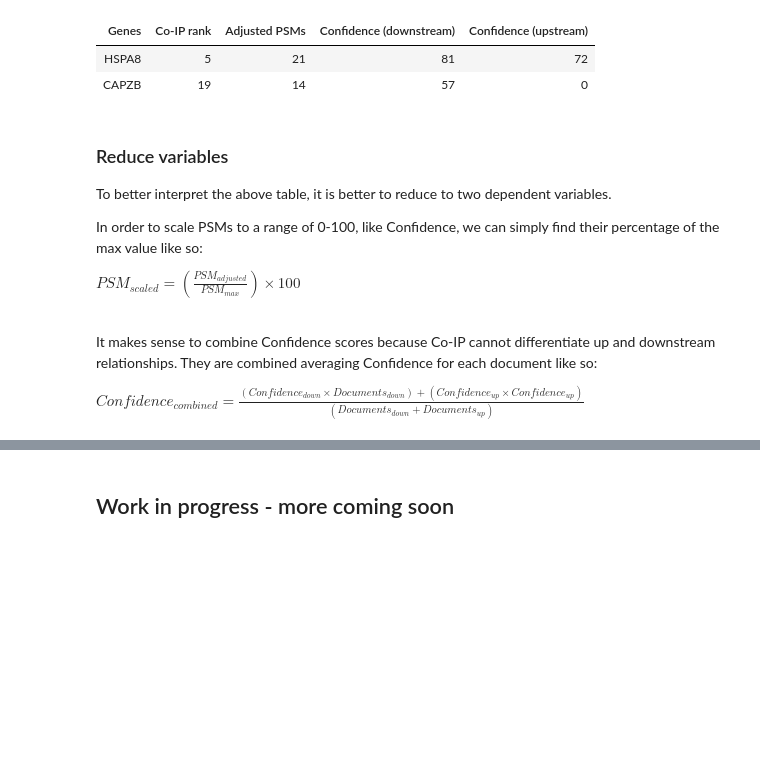
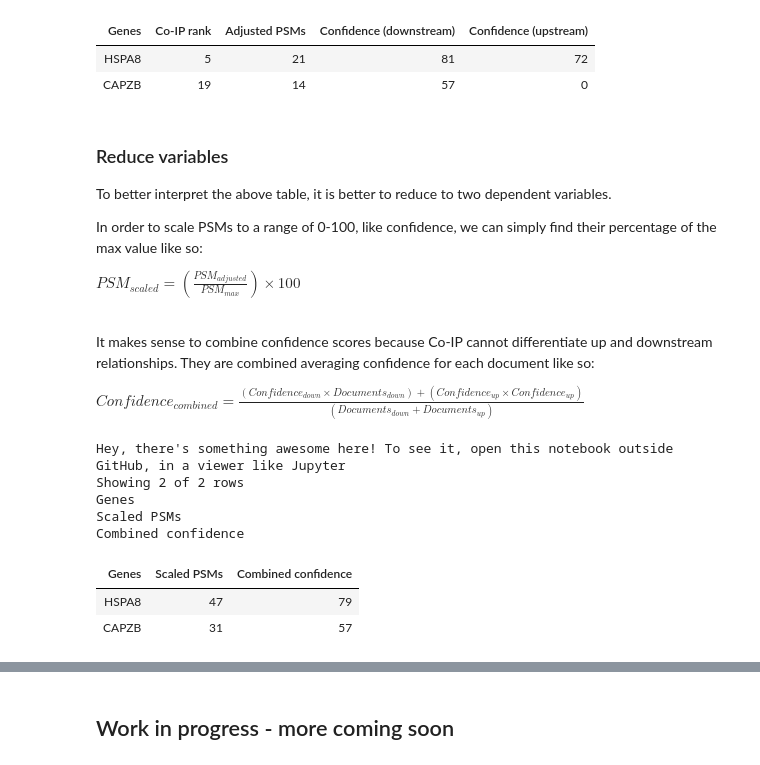
Before and after one commit to eturkes/bag3-co-ip, a Jupyter notebook: BAG3-co-ip/BAG3-co-ip.ipynb, the cells around one changed output, grey strips where cells are left out. Cells and saved outputs as stored; diff of their text form; code cells hidden in the pictures; blank space fills up the shorter version.

Commit message:
Finish "Reduce variables" section

```diff
--- a/BAG3-co-ip/BAG3-co-ip.ipynb
+++ b/BAG3-co-ip/BAG3-co-ip.ipynb
@@ -196,6 +196,10 @@ cols = ["Confidence (downstream)", "Confidence (upstream)"]
 merge_df.dropna(axis=0, subset=cols, inplace=True)
 merge_df[cols] = merge_df[cols].astype('int')
 
+# Reset index
+merge_df = merge_df.reset_index(drop=True)
+merge_df.index = merge_df.index + 1
+
 display(merge_df)
 # %% [output]
 Hey, there's something awesome here! To see it, open this notebook outside GitHub, in a viewer like Jupyter
@@ -213,7 +217,7 @@ Confidence (upstream)
 
 To better interpret the above table, it is better to reduce to two dependent variables.
 
-In order to scale PSMs to a range of 0-100, like Confidence, we can simply find their percentage of the max value like so:
+In order to scale PSMs to a range of 0-100, like confidence, we can simply find their percentage of the max value like so:
 
 $
 \begin{equation*}
@@ -222,9 +226,65 @@ PSM_{scaled} = (\frac{PSM_{adjusted}}{PSM_{max}}) \times 100
 $
 
 $~$
-It makes sense to combine Confidence scores because Co-IP cannot differentiate up and downstream relationships. They are combined averaging Confidence for each document like so:
+It makes sense to combine confidence scores because Co-IP cannot differentiate up and downstream relationships. They are combined averaging confidence for each document like so:
 
 $\begin{equation*}
 Confidence_{combined} = \frac{(Confidence_{down} \times Documents_{down}) + (Confidence_{up} \times Confidence_{up})}{(Documents_{down} + Documents_{up})}
 \end{equation*}
 $
+# %%
+reduced_df = merge_df.copy()
+
+# Reduce PSMs.
+cols = ["Adjusted PSMs"]
+PSM_max = co_ip_df[cols].max()
+
+for index, row in reduced_df.iterrows():
+    reduced_df.loc[index, cols] = ((row[cols]) / (PSM_max)) * 100
+
+reduced_df[cols] = reduced_df[cols].astype('int')
+
+# Reduce Confidence.
+extended_df = merge_df.copy()
+
+# Hard coded at the moment.
+extended_df.at[1, "Documents (downstream)"] = relationship_graph_df.at[1, "Documents"]
+extended_df.at[1, "Documents (upstream)"] = relationship_graph_df.at[2, "Documents"]
+extended_df.at[2, "Documents (downstream)"] = relationship_graph_df.at[3, "Documents"]
+extended_df.at[2, "Documents (upstream)"] = 0
+
+cols = ["Confidence (downstream)", "Documents (downstream)",
+        "Confidence (upstream)", "Documents (upstream)"]
+
+for index, row in reduced_df.iterrows():
+    reduced_df.loc[index, cols[0]] = (
+        (
+            (row[(cols[0])] * extended_df.loc[index, (cols[1])]) +
+            (row[(cols[2])] * extended_df.loc[index, (cols[3])])
+        )
+        /
+        (
+            extended_df.loc[index, (cols[1])] + extended_df.loc[index, (cols[3])]
+        )
+    )
+
+reduced_df[(cols[0])] = reduced_df[(cols[0])].astype('int')
+
+# Reduce to three columns.
+cols = ["Genes", "Adjusted PSMs", "Confidence (downstream)"]
+reduced_df = reduced_df[cols]
+reduced_df.rename(
+    columns={"Adjusted PSMs": "Scaled PSMs", "Confidence (downstream)": "Combined confidence"},
+    inplace=True
+)
+
+display(reduced_df)
+# %% [output]
+Hey, there's something awesome here! To see it, open this notebook outside GitHub, in a viewer like Jupyter
+Showing 2 of 2 rows
+Genes
+Scaled PSMs
+Combined confidence
+| Genes | Scaled PSMs | Combined confidence |
+| HSPA8 | 47 | 79 |
+| CAPZB | 31 | 57 |
```
Also changed, not shown: parts of 2 cells of this notebook.
